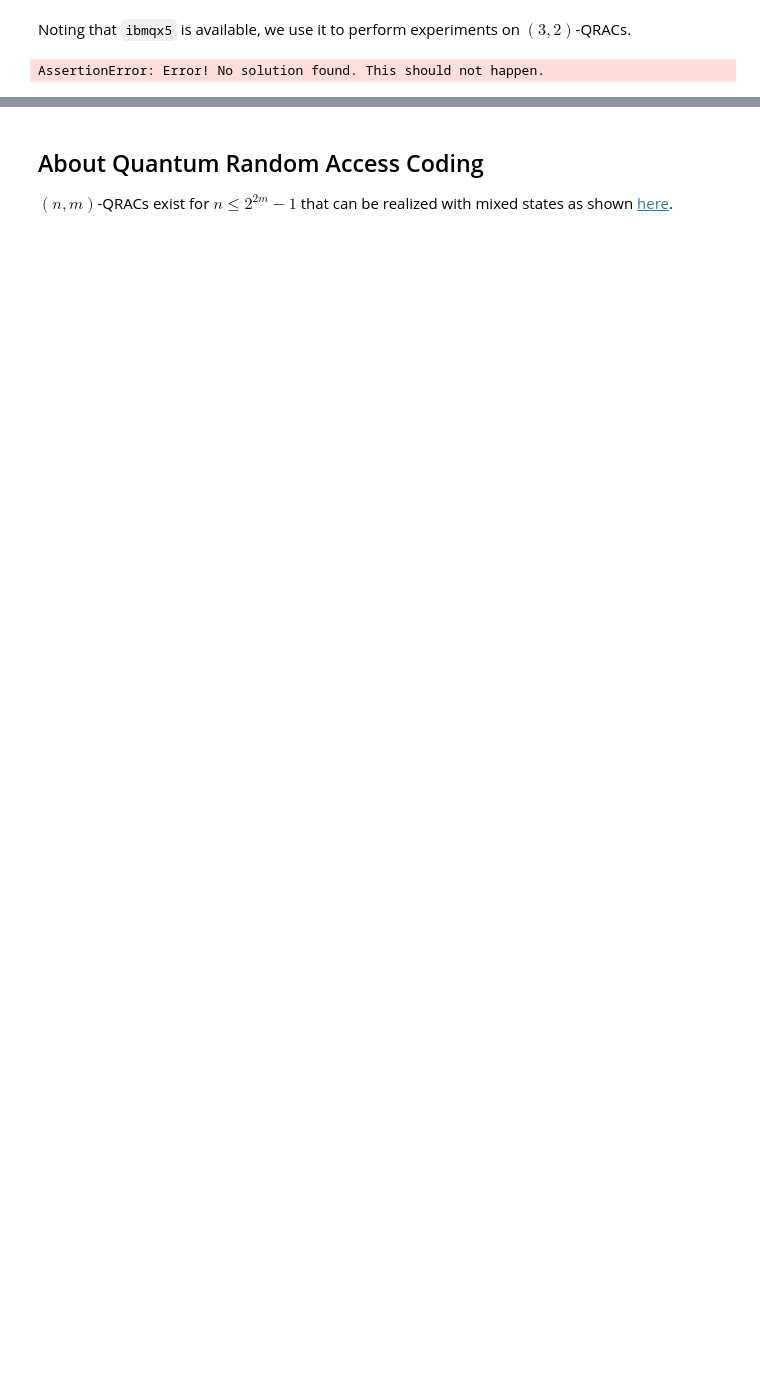
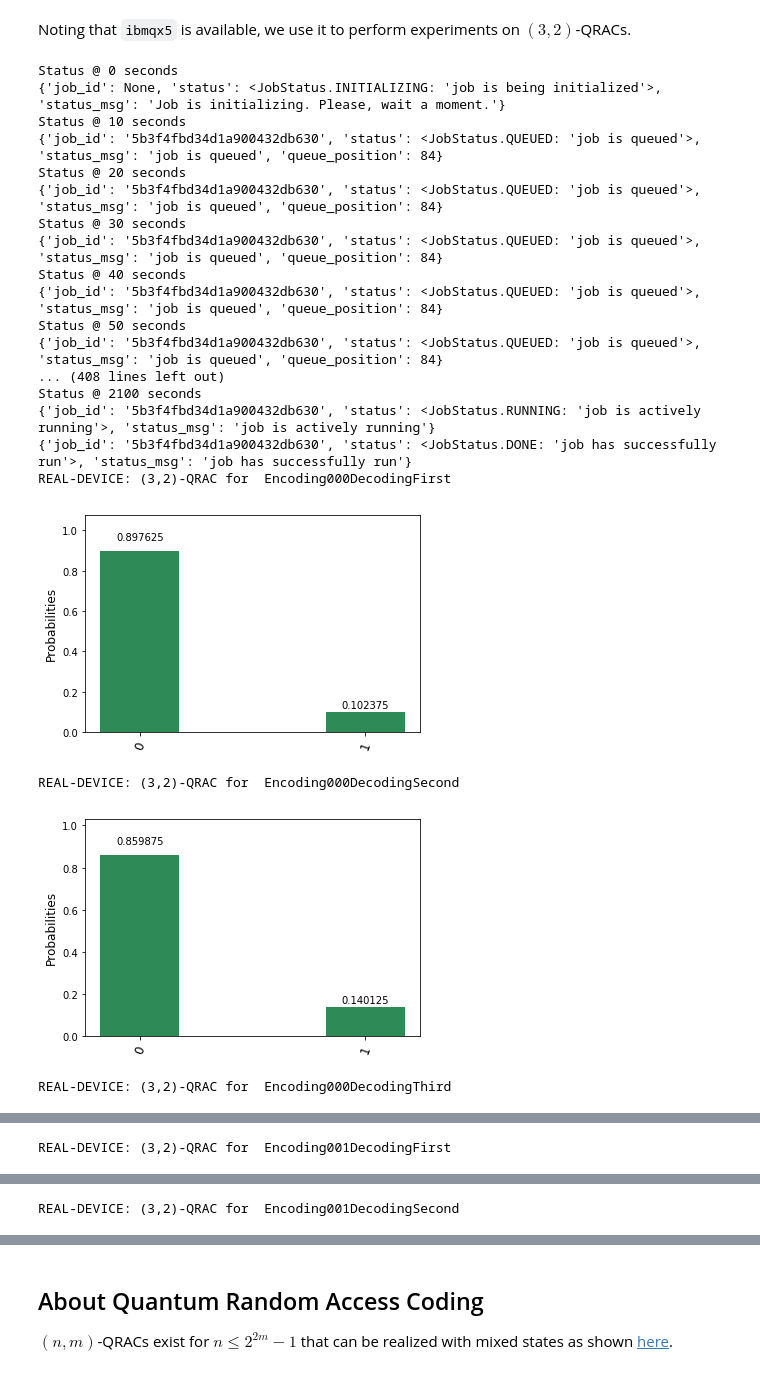
Before and after one commit to rraymondhp/qrac, a Jupyter notebook: 32QRAC.ipynb, the cells around one changed output, grey strips where cells are left out. Saved outputs shown, nothing was run; the diff lists cells and outputs as text; code cells hidden in the pictures; blank space fills up the shorter version.

Commit message:
added experiments on real devices

```diff
--- a/32QRAC.ipynb
+++ b/32QRAC.ipynb
@@ -336,23 +336,43 @@ Noting that `ibmqx5` is available, we use it to perform experiments on $(3,2)$-Q
 # %%
 import time
 
-backend = "ibmqx4"
+backend = "ibmq_5_tenerife"
 shots = 8000
 
 job_exp = execute(circuits, backend=backend, shots=shots, max_credits=100)
 
 lapse = 0
 interval = 10
 while not job_exp.done:
     print('Status @ {} seconds'.format(interval * lapse))
     print(job_exp.status)
     time.sleep(interval)
     lapse += 1
 print(job_exp.status)
 
 results = job_exp.result()
 for i, each in enumerate(circuitNames):
     print("REAL-DEVICE: (3,2)-QRAC for ", each)
     plot_histogram(results.get_counts(circuits[i]))
 # %% [output]
-AssertionError: Error! No solution found. This should not happen.
+Status @ 0 seconds
+{'job_id': None, 'status': <JobStatus.INITIALIZING: 'job is being initialized'>, 'status_msg': 'Job is initializing. Please, wait a moment.'}
+Status @ 10 seconds
+{'job_id': '5b3f4fbd34d1a900432db630', 'status': <JobStatus.QUEUED: 'job is queued'>, 'status_msg': 'job is queued', 'queue_position': 84}
+Status @ 20 seconds
+{'job_id': '5b3f4fbd34d1a900432db630', 'status': <JobStatus.QUEUED: 'job is queued'>, 'status_msg': 'job is queued', 'queue_position': 84}
+Status @ 30 seconds
+{'job_id': '5b3f4fbd34d1a900432db630', 'status': <JobStatus.QUEUED: 'job is queued'>, 'status_msg': 'job is queued', 'queue_position': 84}
+Status @ 40 seconds
+{'job_id': '5b3f4fbd34d1a900432db630', 'status': <JobStatus.QUEUED: 'job is queued'>, 'status_msg': 'job is queued', 'queue_position': 84}
+Status @ 50 seconds
+{'job_id': '5b3f4fbd34d1a900432db630', 'status': <JobStatus.QUEUED: 'job is queued'>, 'status_msg': 'job is queued', 'queue_position': 84}
+... (408 lines left out)
+Status @ 2100 seconds
+{'job_id': '5b3f4fbd34d1a900432db630', 'status': <JobStatus.RUNNING: 'job is actively running'>, 'status_msg': 'job is actively running'}
+{'job_id': '5b3f4fbd34d1a900432db630', 'status': <JobStatus.DONE: 'job has successfully run'>, 'status_msg': 'job has successfully run'}
+REAL-DEVICE: (3,2)-QRAC for  Encoding000DecodingFirst
+[figure, added]
+REAL-DEVICE: (3,2)-QRAC for  Encoding000DecodingSecond
+[figure, added]
+REAL-DEVICE: (3,2)-QRAC for  Encoding000DecodingThird
@@ -358,0 +380 @@ AssertionError: Error! No solution found. This should not happen.
+REAL-DEVICE: (3,2)-QRAC for  Encoding001DecodingFirst
@@ -358,0 +382 @@ AssertionError: Error! No solution found. This should not happen.
+REAL-DEVICE: (3,2)-QRAC for  Encoding001DecodingSecond
```
Also changed, not shown: parts of 3 cells of this notebook.
